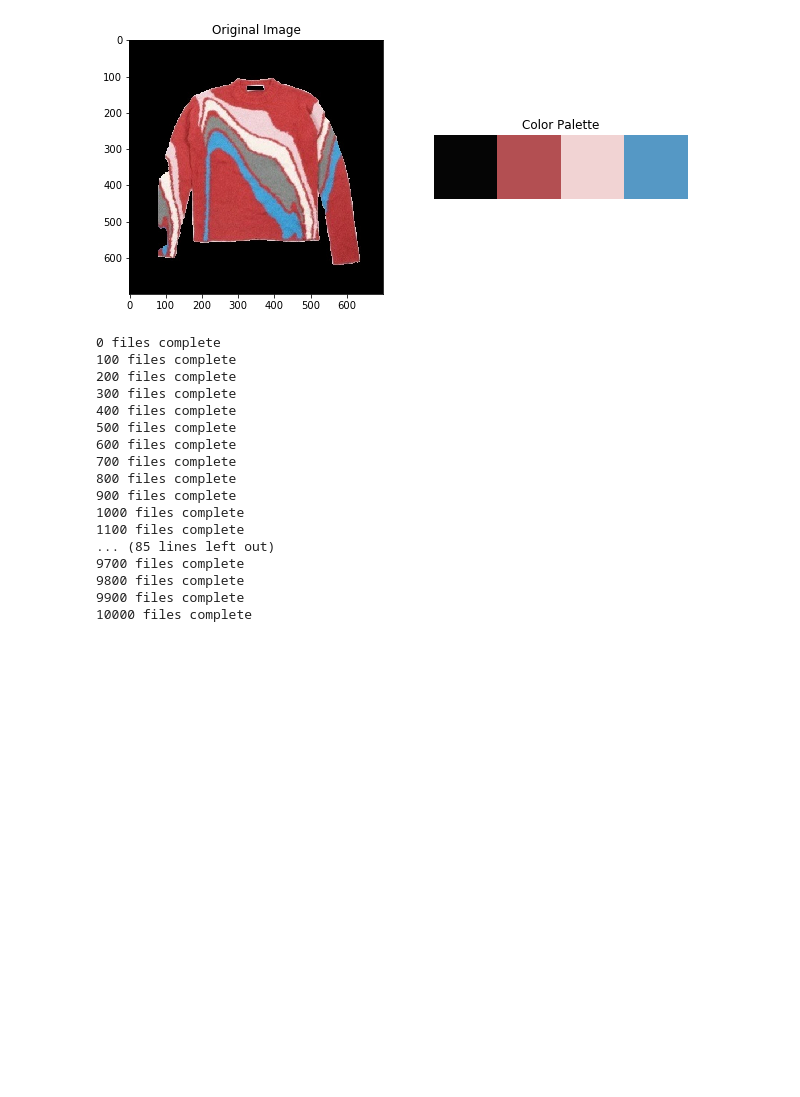
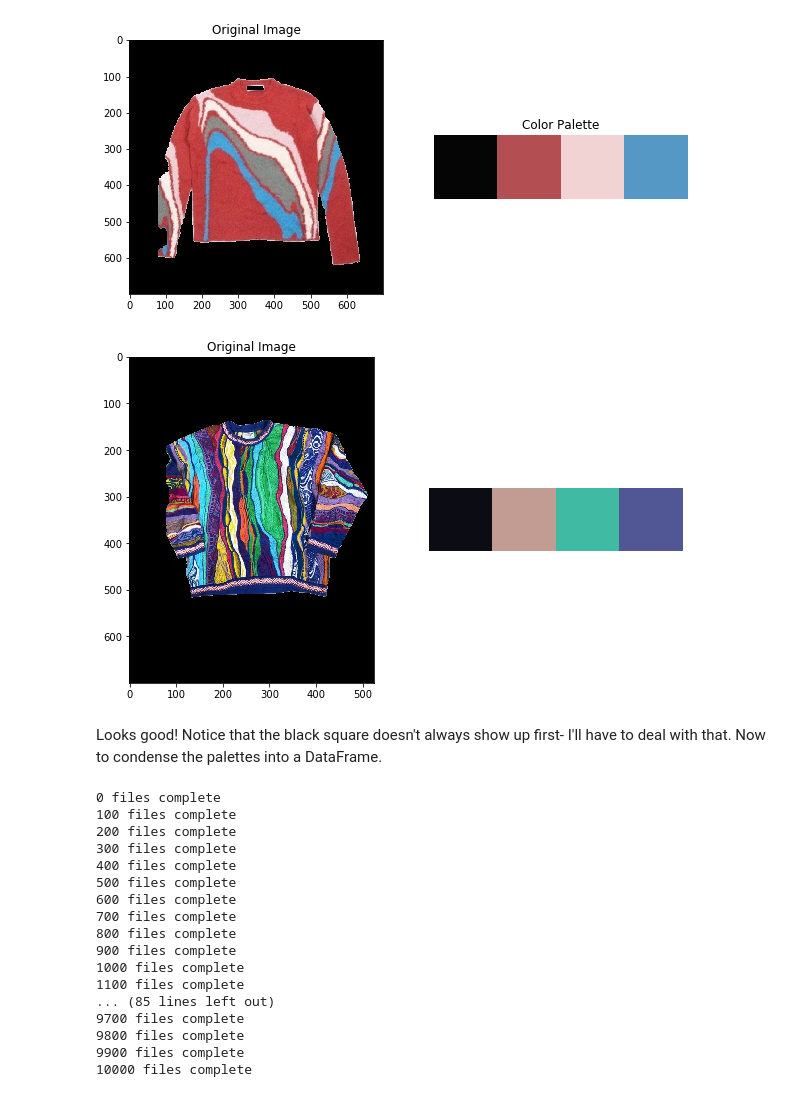
Before and after one commit to bagnine/Clothing_Recommender, a Jupyter notebook: notebooks/image_process.ipynb, the cells around one changed output. Cells and saved outputs as stored; diff of their text form; code cells hidden in the pictures; blank space fills up the shorter version.

```diff
--- a/src/image_process.ipynb
+++ b/notebooks/image_process.ipynb
@@ -184,3 +182,9 @@ Looks good! Now to condense the palettes into a DataFrame.
+# %%
+ip.plot_color_palette('./converted_images/1180.jpg')
+# %% [output]
+[figure, added]
+# %% [markdown]
+Looks good! Notice that the black square doesn't always show up first- I'll have to deal with that. Now to condense the palettes into a DataFrame.
 # %%
 def color_palette_dataframe(filepath):
     '''Pulls the 3 most dominant colors in an image palette and returns of DataFrame
```
Also changed, not shown: parts of 5 cells of this notebook, 4 other files.
